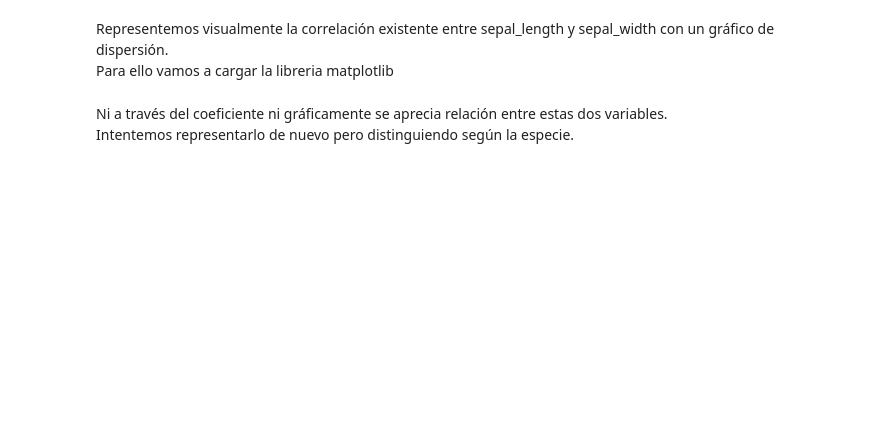
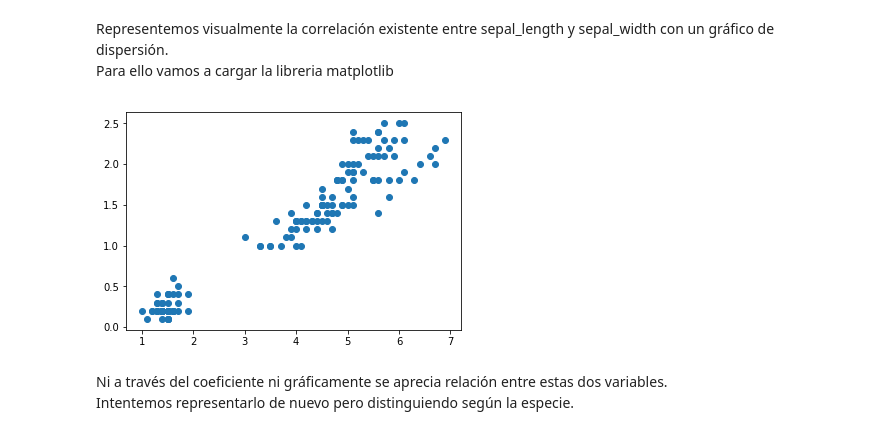
Before and after one commit to toniet/ClasesMaster, a Jupyter notebook: Python/Estadistica/Estadística_descriptiva.ipynb, the cells around one changed output. Cells and saved outputs as stored; diff of their text form; code cells hidden in the pictures; blank space fills up the shorter version.

```diff
--- a/Python/Estadistica/Estadística_descriptiva.ipynb
+++ b/Python/Estadistica/Estadística_descriptiva.ipynb
@@ -171,8 +424,10 @@ Representemos visualmente la correlación existente entre sepal_length y sepal_w
 import matplotlib.pyplot as plt
 # %%
 fig, ax = plt.subplots()
-ax.scatter(iris.sepal_length, iris.sepal_width)
+ax.scatter(iris.petal_length, iris.petal_width)
 plt.show()
+# %% [output]
+[figure, added]
 # %% [markdown]
 Ni a través del coeficiente ni gráficamente se aprecia relación entre estas dos variables.
 <br> Intentemos representarlo de nuevo pero distinguiendo según la especie.
```
Also changed, not shown: parts of 44 cells of this notebook, 2 other files.
